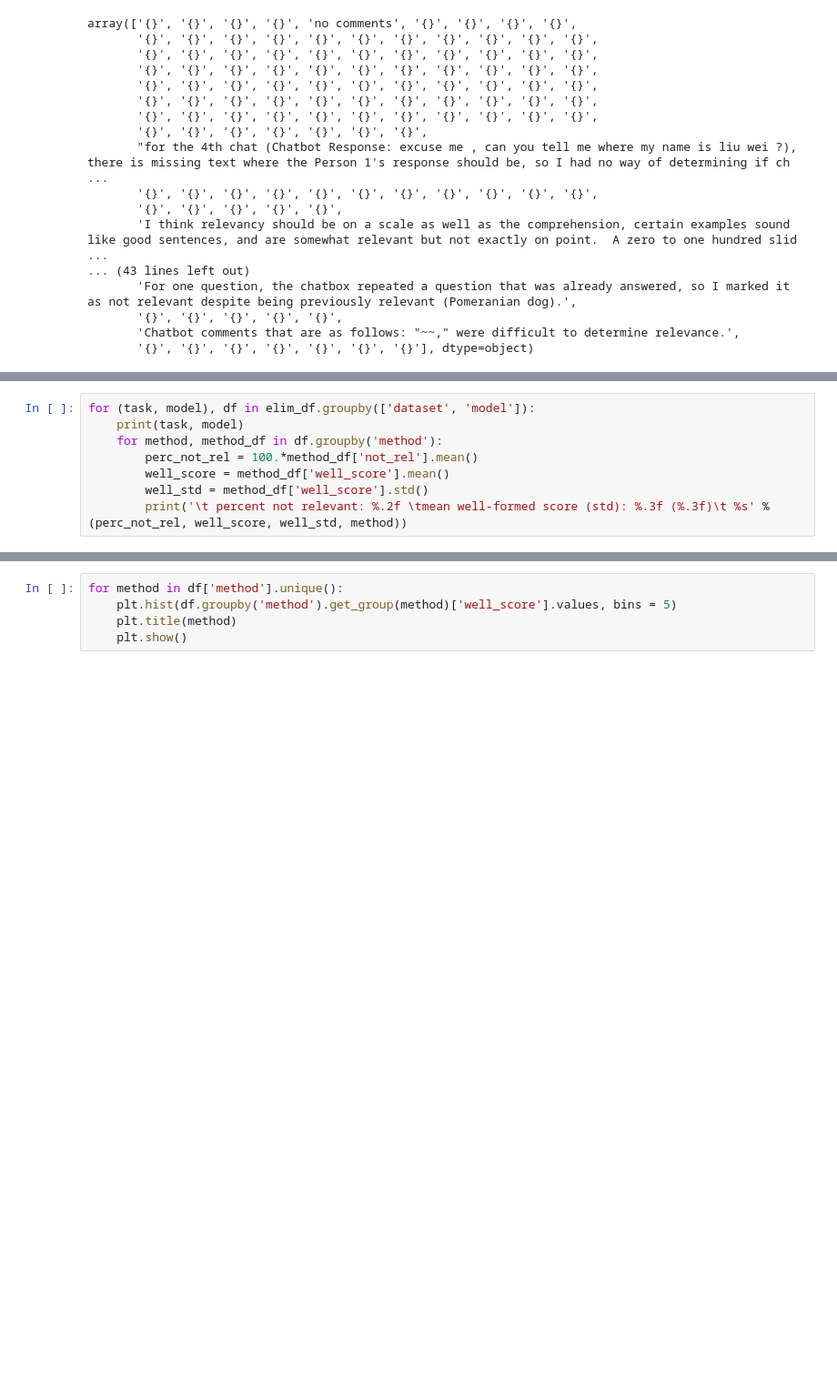
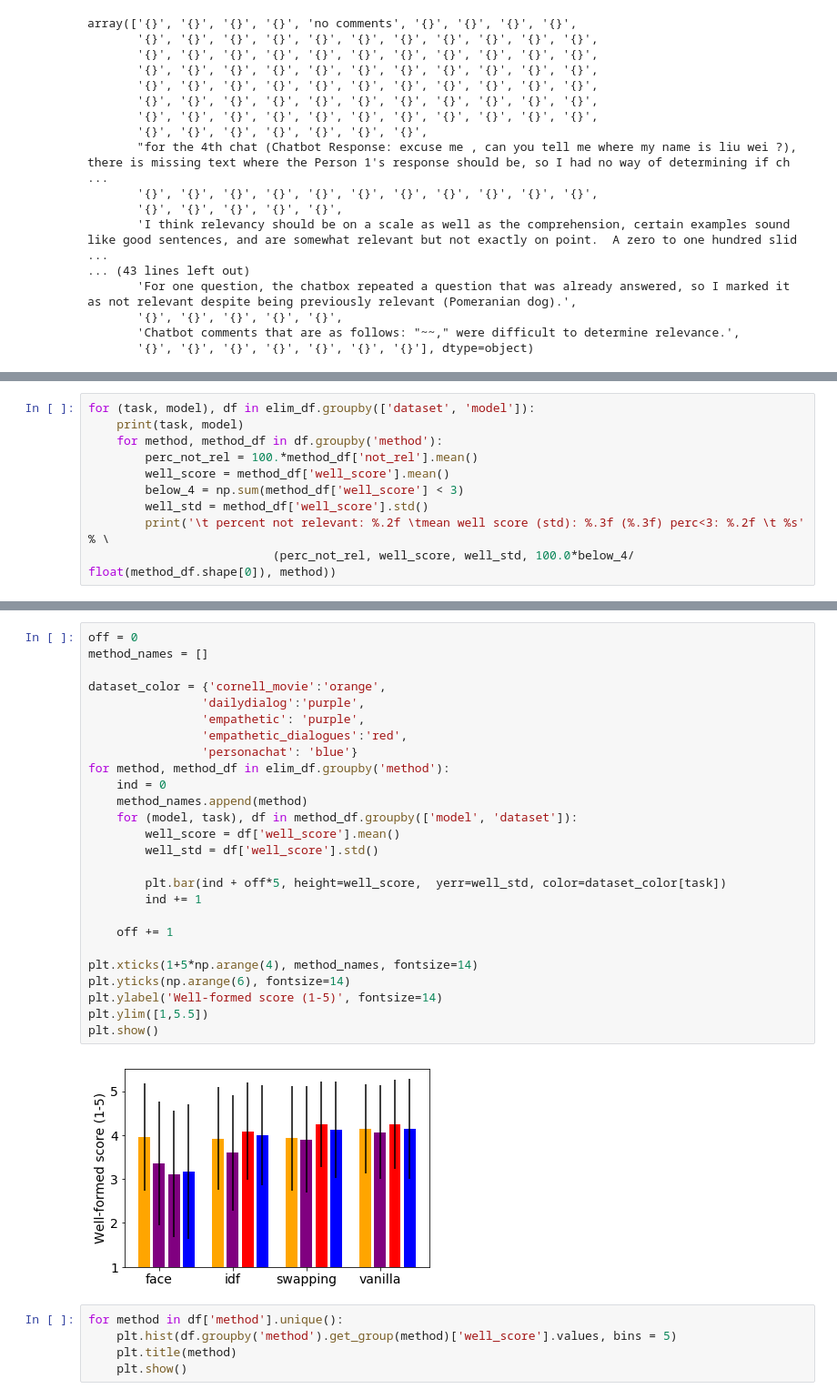
Before and after one commit to odemasi/ParlAI, a Jupyter notebook: evaluation/Explore_turk_results_v2.ipynb, the cells around one changed output, grey strips where cells are left out. Shown at 91% size. Cells and saved outputs as stored; diff of their text form; blank space fills up the shorter version.

```diff
--- a/evaluation/Explore_turk_results_v2.ipynb
+++ b/evaluation/Explore_turk_results_v2.ipynb
@@ -811,7 +823,9 @@ for (task, model), df in elim_df.groupby(['dataset', 'model']):
     for method, method_df in df.groupby('method'):
         perc_not_rel = 100.*method_df['not_rel'].mean()
         well_score = method_df['well_score'].mean()
+        below_4 = np.sum(method_df['well_score'] < 3)
         well_std = method_df['well_score'].std()
-        print('\t percent not relevant: %.2f \tmean well-formed score (std): %.3f (%.3f)\t %s' % (perc_not_rel, well_score, well_std, method))
+        print('\t percent not relevant: %.2f \tmean well score (std): %.3f (%.3f) perc<3: %.2f \t %s' % \
+                          (perc_not_rel, well_score, well_std, 100.0*below_4/ float(method_df.shape[0]), method))
 # %% [output]
 cornell_movie seq2seq
@@ -834,3 +848,31 @@ empathetic seq2seq
+# %%
+off = 0
+method_names = []
+
+dataset_color = {'cornell_movie':'orange',
+                'dailydialog':'purple',
+                'empathetic': 'purple',
+                'empathetic_dialogues':'red',
+                'personachat': 'blue'}
+for method, method_df in elim_df.groupby('method'):
+    ind = 0
+    method_names.append(method)
+    for (model, task), df in method_df.groupby(['model', 'dataset']):
+        well_score = df['well_score'].mean()
+        well_std = df['well_score'].std()
+
+        plt.bar(ind + off*5, height=well_score,  yerr=well_std, color=dataset_color[task])
+        ind += 1
+
+    off += 1
+
+plt.xticks(1+5*np.arange(4), method_names, fontsize=14)
+plt.yticks(np.arange(6), fontsize=14)
+plt.ylabel('Well-formed score (1-5)', fontsize=14)
+plt.ylim([1,5.5])
+plt.show()
+# %% [output]
+[figure, added]
 # %%
 for method in df['method'].unique():
     plt.hist(df.groupby('method').get_group(method)['well_score'].values, bins = 5)
```
Also changed, not shown: parts of 30 cells of this notebook.
